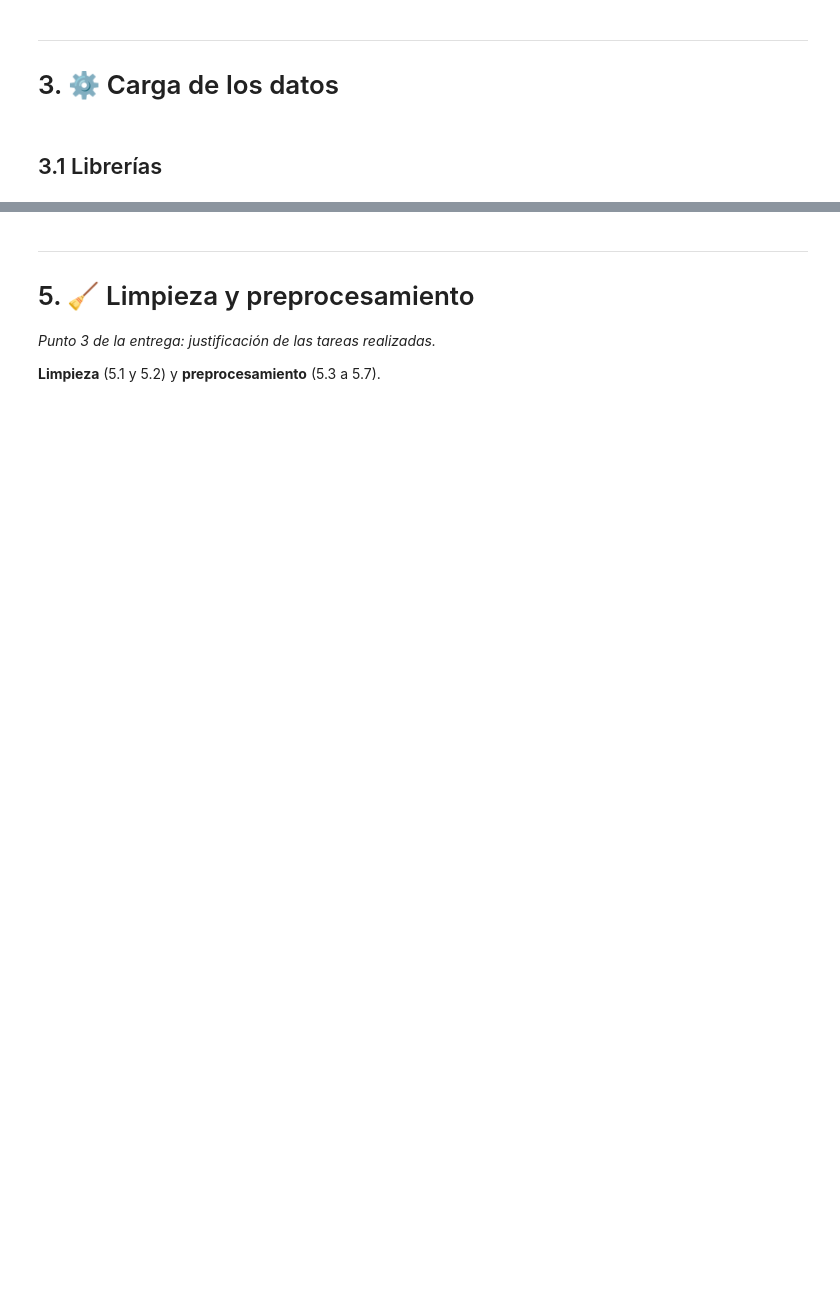
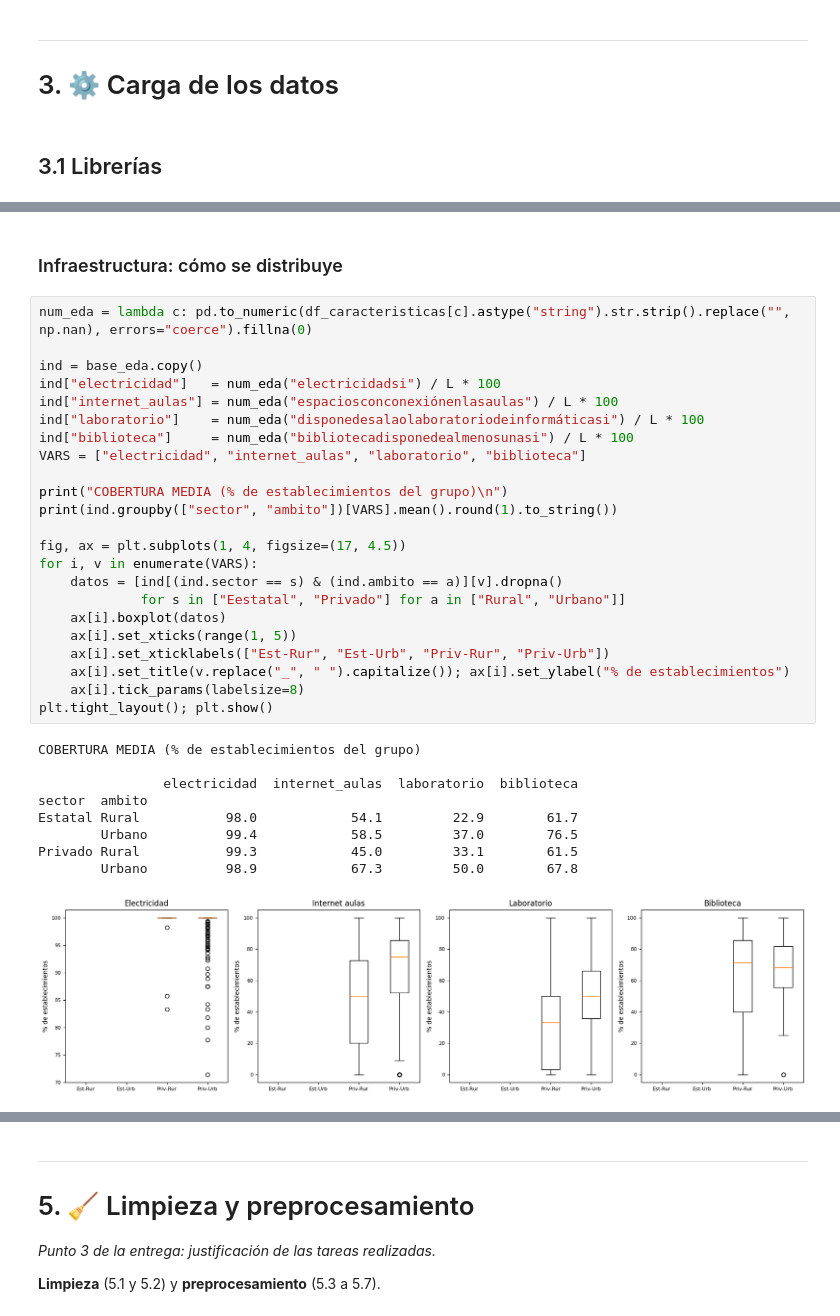
Before and after one commit to juanjosemfranchi-netizen/educacion_escolaridad, a Jupyter notebook: TRABAJO_APREN_AUTOMATICO_completo.ipynb, the cells around one changed output, grey strips where cells are left out. Cells and saved outputs as stored; diff of their text form; blank space fills up the shorter version.

```diff
--- a/TRABAJO_APREN_AUTOMATICO_completo.ipynb
+++ b/TRABAJO_APREN_AUTOMATICO_completo.ipynb
@@ -615,0 +632,35 @@ Privado Rural      2.56     4.56     8.68    17.97
+# %% [markdown]
+### Infraestructura: cómo se distribuye
+# %%
+num_eda = lambda c: pd.to_numeric(df_caracteristicas[c].astype("string").str.strip().replace("", np.nan), errors="coerce").fillna(0)
+
+ind = base_eda.copy()
+ind["electricidad"]   = num_eda("electricidadsi") / L * 100
+ind["internet_aulas"] = num_eda("espaciosconconexiónenlasaulas") / L * 100
+ind["laboratorio"]    = num_eda("disponedesalaolaboratoriodeinformáticasi") / L * 100
+ind["biblioteca"]     = num_eda("bibliotecadisponedealmenosunasi") / L * 100
+VARS = ["electricidad", "internet_aulas", "laboratorio", "biblioteca"]
+
+print("COBERTURA MEDIA (% de establecimientos del grupo)\n")
+print(ind.groupby(["sector", "ambito"])[VARS].mean().round(1).to_string())
+
+fig, ax = plt.subplots(1, 4, figsize=(17, 4.5))
+for i, v in enumerate(VARS):
+    datos = [ind[(ind.sector == s) & (ind.ambito == a)][v].dropna()
+             for s in ["Eestatal", "Privado"] for a in ["Rural", "Urbano"]]
+    ax[i].boxplot(datos)
+    ax[i].set_xticks(range(1, 5))
+    ax[i].set_xticklabels(["Est-Rur", "Est-Urb", "Priv-Rur", "Priv-Urb"])
+    ax[i].set_title(v.replace("_", " ").capitalize()); ax[i].set_ylabel("% de establecimientos")
+    ax[i].tick_params(labelsize=8)
+plt.tight_layout(); plt.show()
+# %% [output]
+COBERTURA MEDIA (% de establecimientos del grupo)
+
+                electricidad  internet_aulas  laboratorio  biblioteca
+sector  ambito
+Estatal Rural           98.0            54.1         22.9        61.7
+        Urbano          99.4            58.5         37.0        76.5
+Privado Rural           99.3            45.0         33.1        61.5
+        Urbano          98.9            67.3         50.0        67.8
+[figure, added]
```
Also changed, not shown: parts of 97 cells of this notebook, 4 other files.
